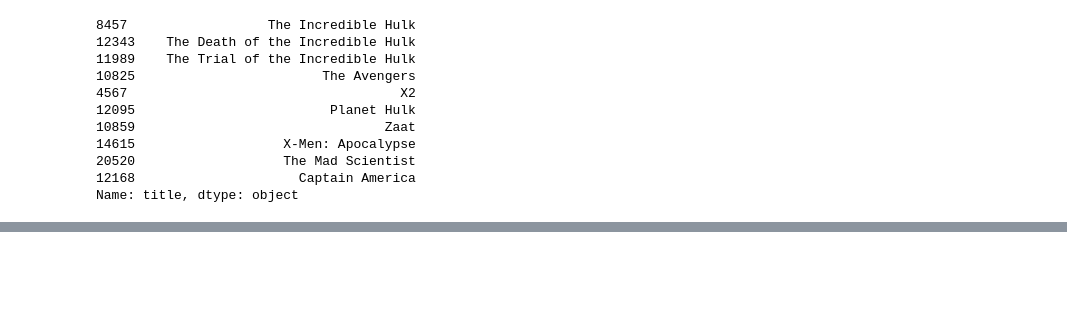
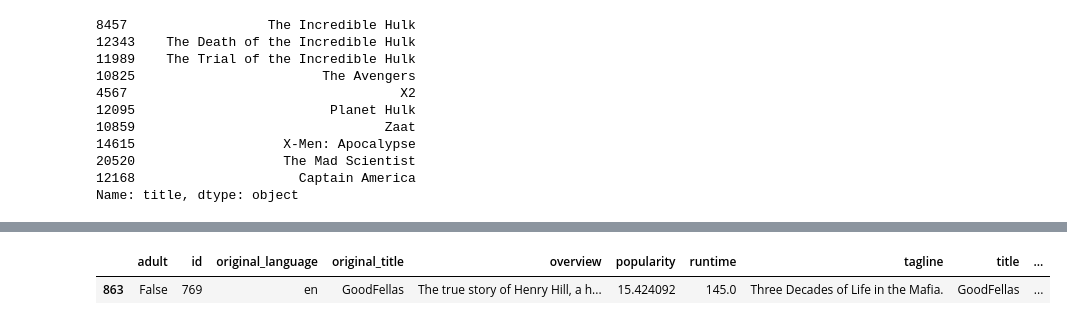
Before and after one commit to Wojtek130/Movies-Recommender, a Jupyter notebook: compare_model_and_heuristic_search.ipynb, the cells around one changed output, grey strips where cells are left out. Cells and saved outputs as stored; diff of their text form; code cells hidden in the pictures; blank space fills up the shorter version.

```diff
--- a/compare_model_and_heuristic_search.ipynb
+++ b/compare_model_and_heuristic_search.ipynb
@@ -200,0 +237,5 @@ Name: title, dtype: object
+# %%
+find_movie(df_movies, "goodfellas")
+# %% [output]
+|  | adult | id | original_language | original_title | overview | popularity | runtime | tagline | title | ... |
+| 863 | False | 769 | en | GoodFellas | The true story of Henry Hill, a h... | 15.424092 | 145.0 | Three Decades of Life in the Mafia. | GoodFellas | ... |
```
Also changed, not shown: parts of 14 cells of this notebook, 3 other files.
